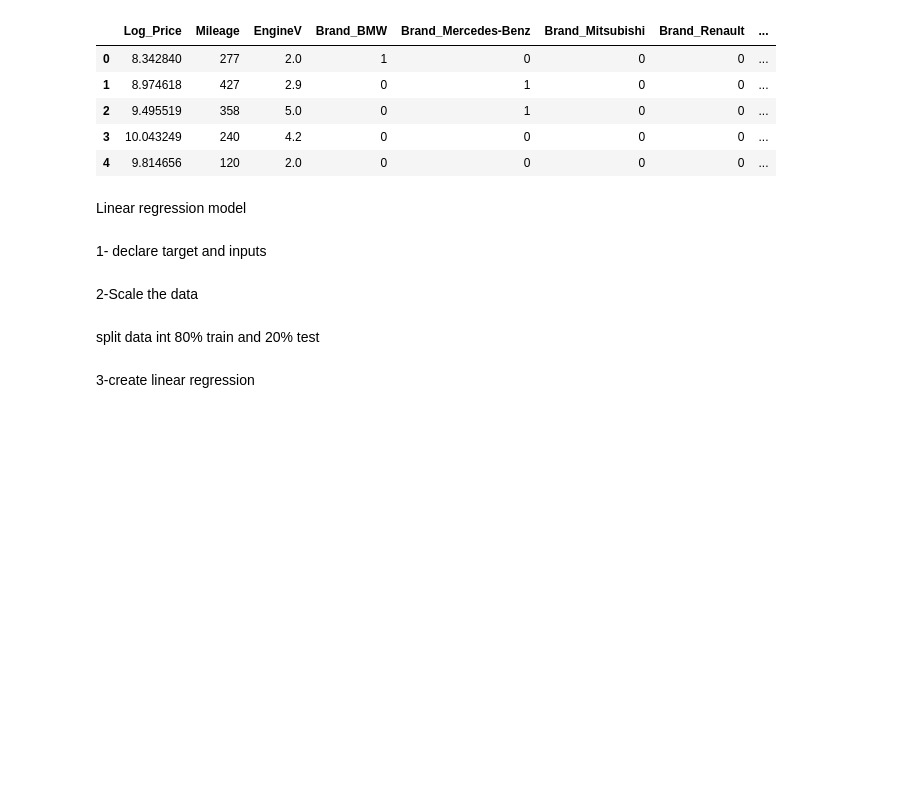
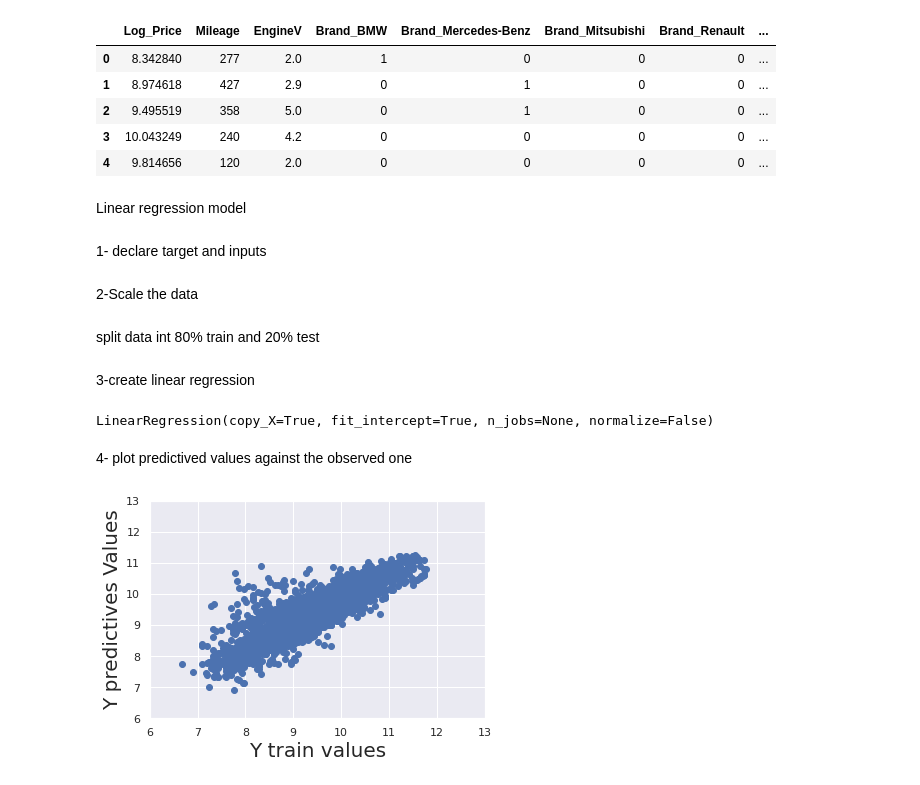
Before and after one commit to EngMdarwish/Data-Science--training, a Jupyter notebook: Cars.ipynb, the cells around one changed output. Saved outputs shown, nothing was run; the diff lists cells and outputs as text; code cells hidden in the pictures; blank space fills up the shorter version.

```diff
--- a/Cars.ipynb
+++ b/Cars.ipynb
@@ -472,3 +472,21 @@ from sklearn.model_selection import train_test_split
 x_train,x_test,y_train,y_test=train_test_split(inputs_scaled,target,test_size=0.2,random_state=365)
 # %% [markdown]
 3-create linear regression
+# %%
+reg=LinearRegression()
+# %%
+reg.fit(x_train,y_train)
+# %% [output]
+LinearRegression(copy_X=True, fit_intercept=True, n_jobs=None, normalize=False)
+# %% [markdown]
+4- plot predictived values against the observed one
+# %%
+yhat=reg.predict(x_train)
+plt.scatter(y_train,yhat)
+plt.xlabel('Y train values',fontsize=20)
+plt.ylabel('Y predictives Values',fontsize=20)
+plt.xlim(6,13)
+plt.ylim(6,13)
+plt.show()
+# %% [output]
+[figure, added]
```
Also changed, not shown: parts of 23 cells of this notebook.
